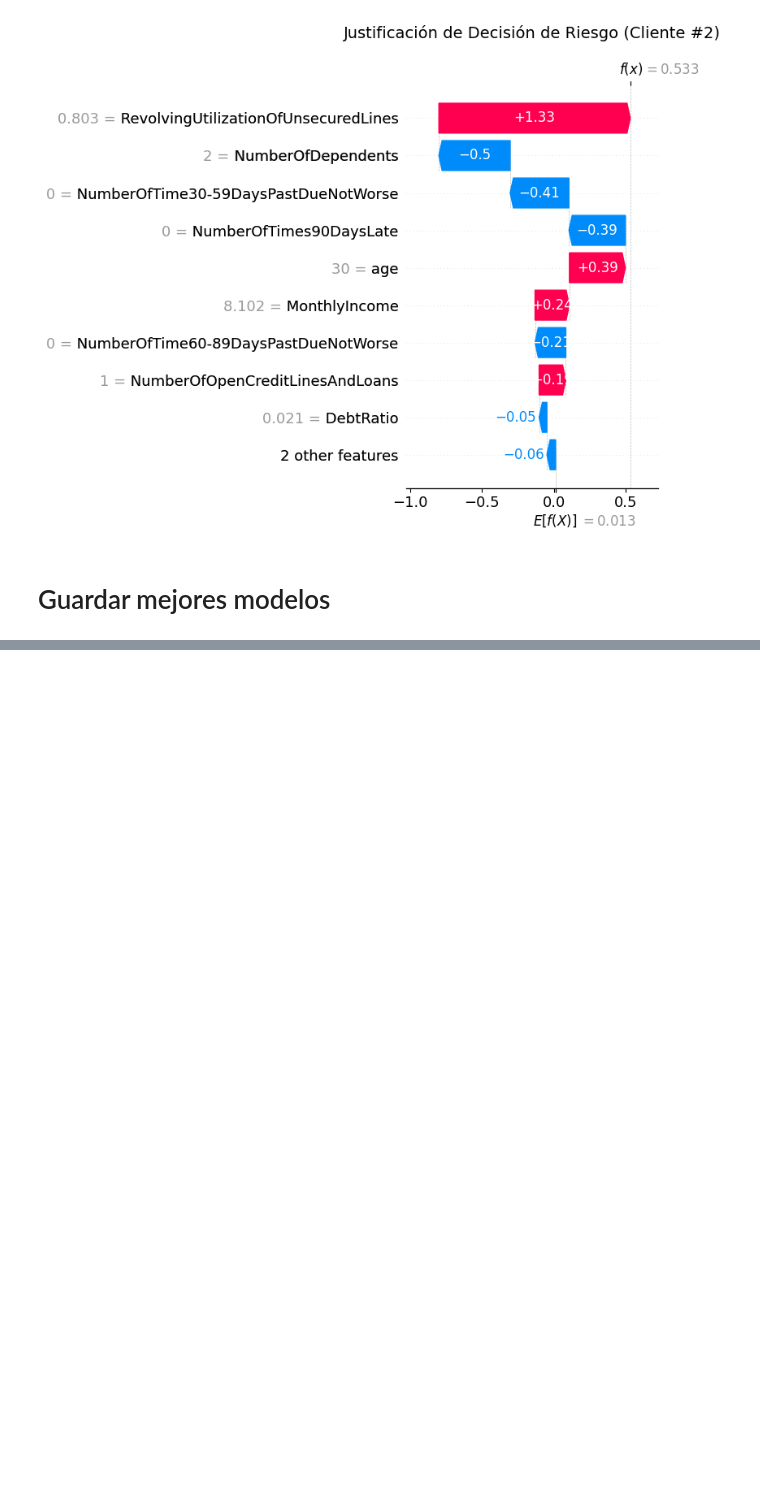
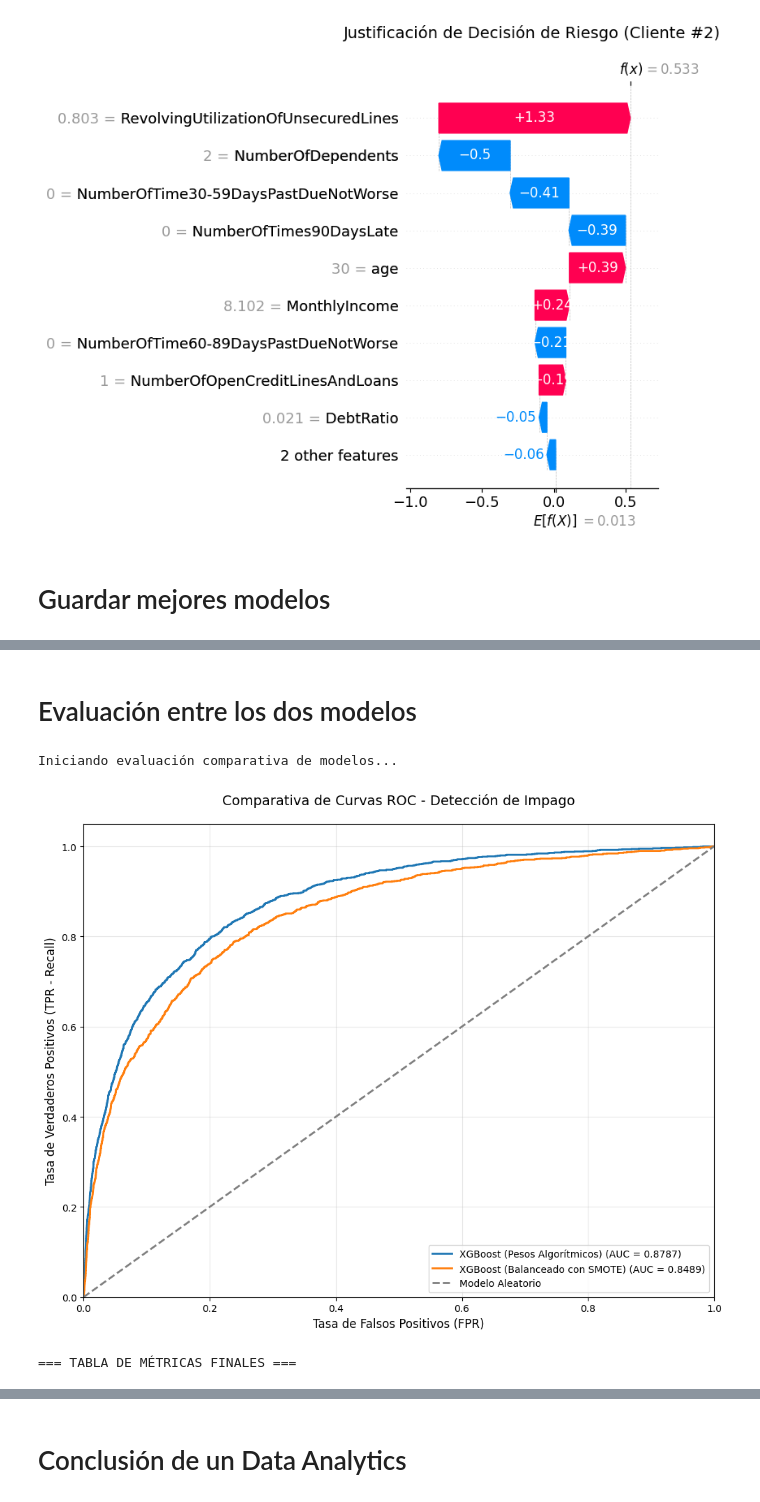
Before and after one commit to DiegoRomanP/Give-me-some-Credit, a Jupyter notebook: Give_me_some_credit.ipynb, the cells around one changed output, grey strips where cells are left out. Cells and saved outputs as stored; diff of their text form; code cells hidden in the pictures; blank space fills up the shorter version.

Commit message:
finalización de proyecto, ahora vamos a darle la última revisión

```diff
--- a/Give_me_some_credit.ipynb
+++ b/Give_me_some_credit.ipynb
@@ -1111,3 +1111,18 @@ Mejores hiperparámetros encontrados:
   - subsample: 0.7426418868348894
   - colsample_bytree: 0.8219856639695713
 ==================================================
+# %%
+print("Entrenando el modelo XGBoost definitivo con los mejores hiperparámetros y SMOTE...")
+
+# 1. Instanciamos el modelo con los parámetros ganadores de Optuna
+best_xgb_smote_model = xgb.XGBClassifier(
+    **study.best_params,
+    eval_metric='auc',
+    random_state=42,
+    n_jobs=-1
+)
+
+# 2. Entrenamos usando el X_train_smote completo
+best_xgb_smote_model.fit(X_train_smote, y_train_smote)
+
+print("¡Modelo entrenado y listo para exportar predicciones o graficar SHAP!")
@@ -1204,3 +1226,5 @@ print("Modelo e Imputador cargados. Listo para predecir sobre nuevos clientes.")
+# %% [markdown]
+# Evaluación entre los dos modelos
 # %%
 import pandas as pd
 import matplotlib.pyplot as plt
@@ -1276,3 +1300,20 @@ def evaluar_modelos_financieros(diccionario_modelos, X_val, y_val):
 
     # Redondeamos a 4 decimales para que se vea limpio
     return df_resultados.round(4).reset_index(drop=True)
+# %%
+# Armamos el diccionario con los dos campeones que guardaste
+mis_modelos = {
+    'XGBoost (Pesos Algorítmicos)': best_xgb_model,
+    'XGBoost (Balanceado con SMOTE)': best_xgb_smote_model
+}
+
+# Ejecutamos la función sobre la data de validación (imputada previamente)
+tabla_comparativa = evaluar_modelos_financieros(mis_modelos, X_val_imputed, y_val_local)
+
+# Mostramos la tabla final
+print("\n=== TABLA DE MÉTRICAS FINALES ===")
+display(tabla_comparativa) # Usa print(tabla_comparativa) si no estás en un Notebook
+# %% [output]
+Iniciando evaluación comparativa de modelos...
+[figure, added]
+=== TABLA DE MÉTRICAS FINALES ===
@@ -1278,0 +1323,2 @@ def evaluar_modelos_financieros(diccionario_modelos, X_val, y_val):
+# %% [markdown]
+# Conclusión de un Data Analytics
```
Also changed, not shown: parts of 5 cells of this notebook.
